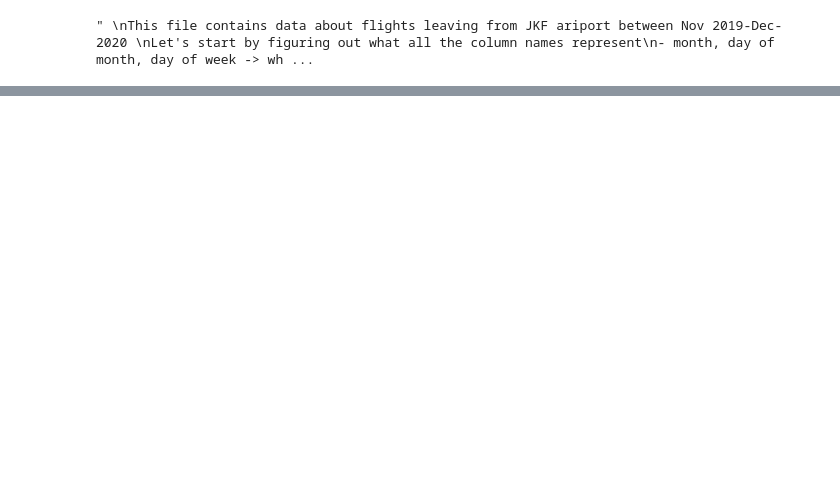
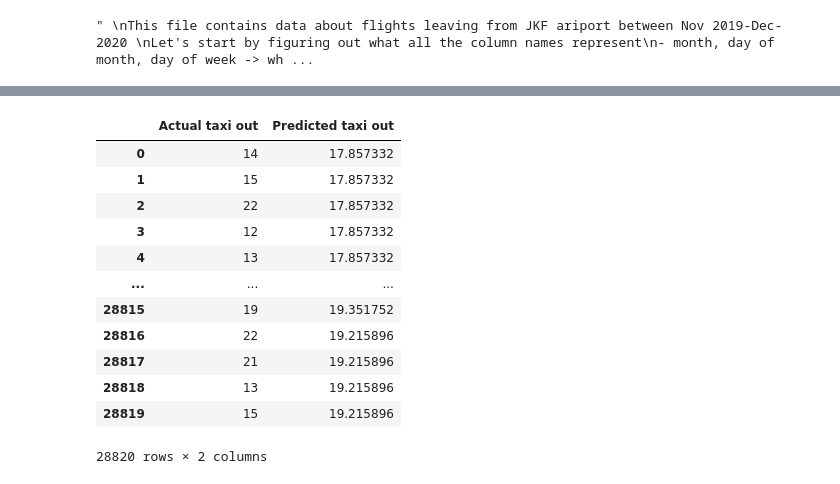
Before and after one commit to iresden/Assignment_6_Taxi_Out, a Jupyter notebook: flights_taxi_out.ipynb, the cells around one changed output, grey strips where cells are left out. Cells and saved outputs as stored; diff of their text form; code cells hidden in the pictures; blank space fills up the shorter version.

```diff
--- a/flights_taxi_out.ipynb
+++ b/flights_taxi_out.ipynb
@@ -44,0 +134,27 @@ flights_data.head()
+# %%
+## We can also try Lasso or Ridge, which is Linear Regression with penalties according to alpha coefficients
+
+model_lasso = Lasso(alpha=0.10) ##this has defined the Lasso model
+model_lasso.fit(X, y) # this uses the model on our values X and y
+pred_y_lasso = model_lasso.predict(X) # this gives us the predicted value of y according to X in the lasso linear regression model
+
+lasso_df = pd.DataFrame({
+    'Actual taxi out':y.flatten(),
+    'Predicted taxi out':pred_y_lasso.flatten()
+})
+
+lasso_df
+# %% [output]
+|  | Actual taxi out | Predicted taxi out |
+| 0 | 14 | 17.857332 |
+| 1 | 15 | 17.857332 |
+| 2 | 22 | 17.857332 |
+| 3 | 12 | 17.857332 |
+| 4 | 13 | 17.857332 |
+| ... | ... | ... |
+| 28815 | 19 | 19.351752 |
+| 28816 | 22 | 19.215896 |
+| 28817 | 21 | 19.215896 |
+| 28818 | 13 | 19.215896 |
+| 28819 | 15 | 19.215896 |
+28820 rows × 2 columns
```
Also changed, not shown: parts of 9 cells of this notebook, 1 other file.
